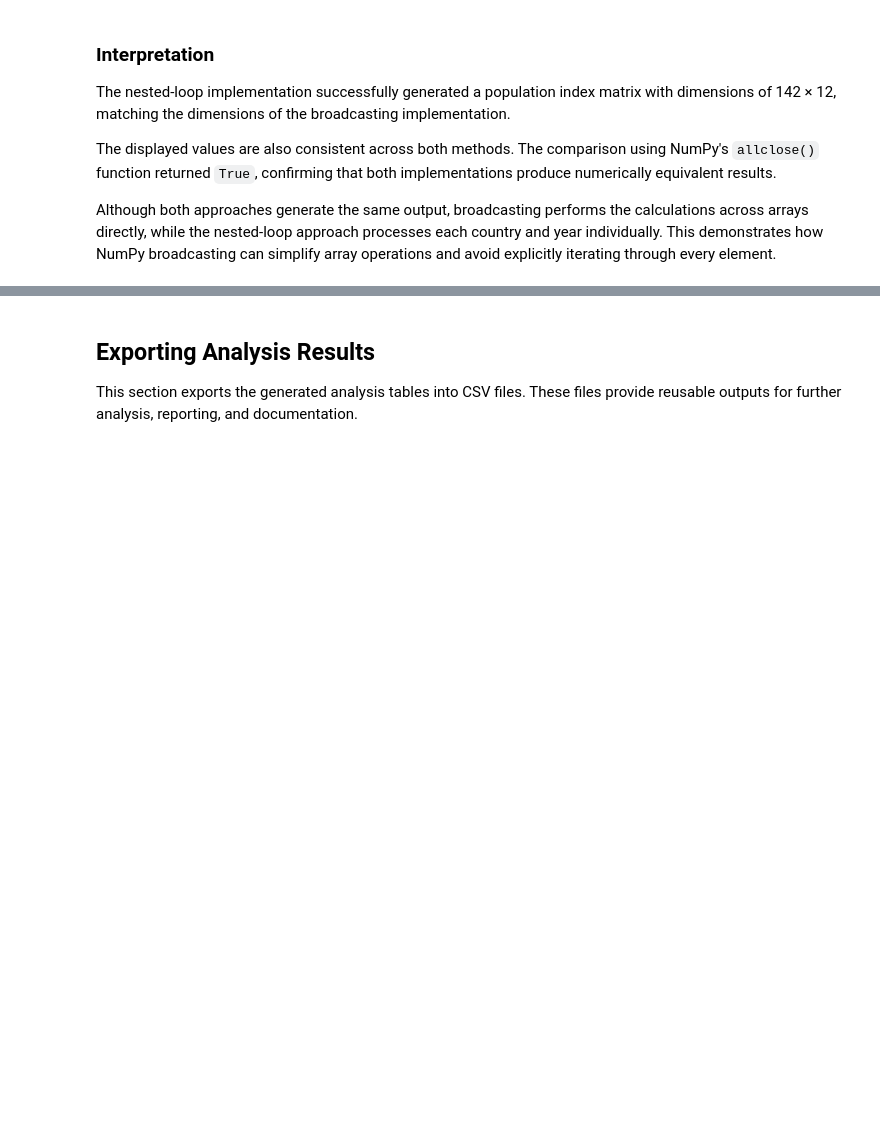
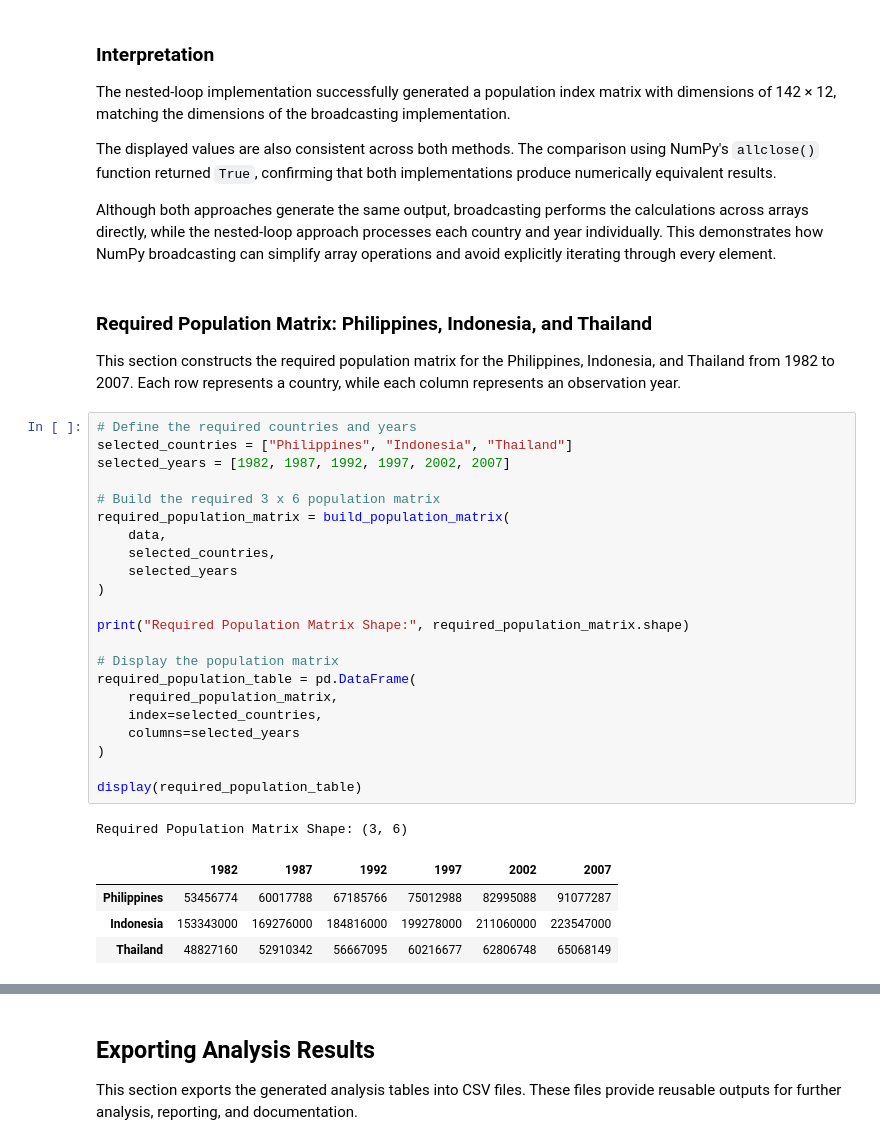
Before and after one commit to ralpharonbonifacio-glitch/DSA4153-week10-group-project-grp6, a Jupyter notebook: report.ipynb, the cells around one changed output, grey strips where cells are left out. Drawn from its saved outputs; the diff is of its cells as text; blank space fills up the shorter version.

```diff
--- a/report.ipynb
+++ b/report.ipynb
@@ -649,3 +650,35 @@ The nested-loop implementation successfully generated a population index matrix
 The displayed values are also consistent across both methods. The comparison using NumPy's `allclose()` function returned `True`, confirming that both implementations produce numerically equivalent results.
 
 Although both approaches generate the same output, broadcasting performs the calculations across arrays directly, while the nested-loop approach processes each country and year individually. This demonstrates how NumPy broadcasting can simplify array operations and avoid explicitly iterating through every element.
+# %% [markdown]
+### Required Population Matrix: Philippines, Indonesia, and Thailand
+
+This section constructs the required population matrix for the Philippines, Indonesia, and Thailand from 1982 to 2007. Each row represents a country, while each column represents an observation year.
+# %%
+# Define the required countries and years
+selected_countries = ["Philippines", "Indonesia", "Thailand"]
+selected_years = [1982, 1987, 1992, 1997, 2002, 2007]
+
+# Build the required 3 x 6 population matrix
+required_population_matrix = build_population_matrix(
+    data,
+    selected_countries,
+    selected_years
+)
+
+print("Required Population Matrix Shape:", required_population_matrix.shape)
+
+# Display the population matrix
+required_population_table = pd.DataFrame(
+    required_population_matrix,
+    index=selected_countries,
+    columns=selected_years
+)
+
+display(required_population_table)
+# %% [output]
+Required Population Matrix Shape: (3, 6)
+|  | 1982 | 1987 | 1992 | 1997 | 2002 | 2007 |
+| Philippines | 53456774 | 60017788 | 67185766 | 75012988 | 82995088 | 91077287 |
+| Indonesia | 153343000 | 169276000 | 184816000 | 199278000 | 211060000 | 223547000 |
+| Thailand | 48827160 | 52910342 | 56667095 | 60216677 | 62806748 | 65068149 |
```
Also changed, not shown: parts of 13 cells of this notebook, 1 other file.
